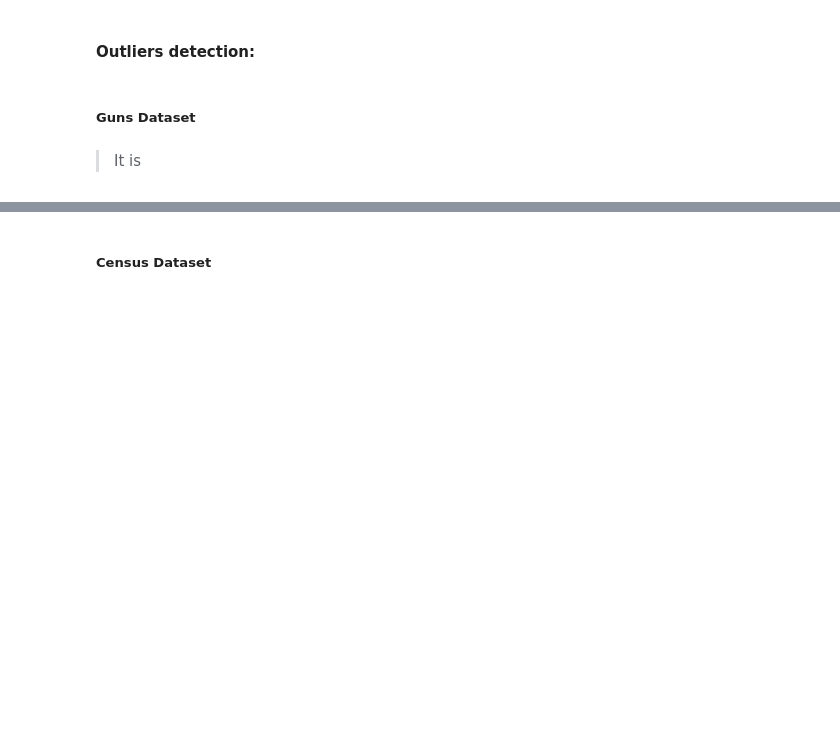
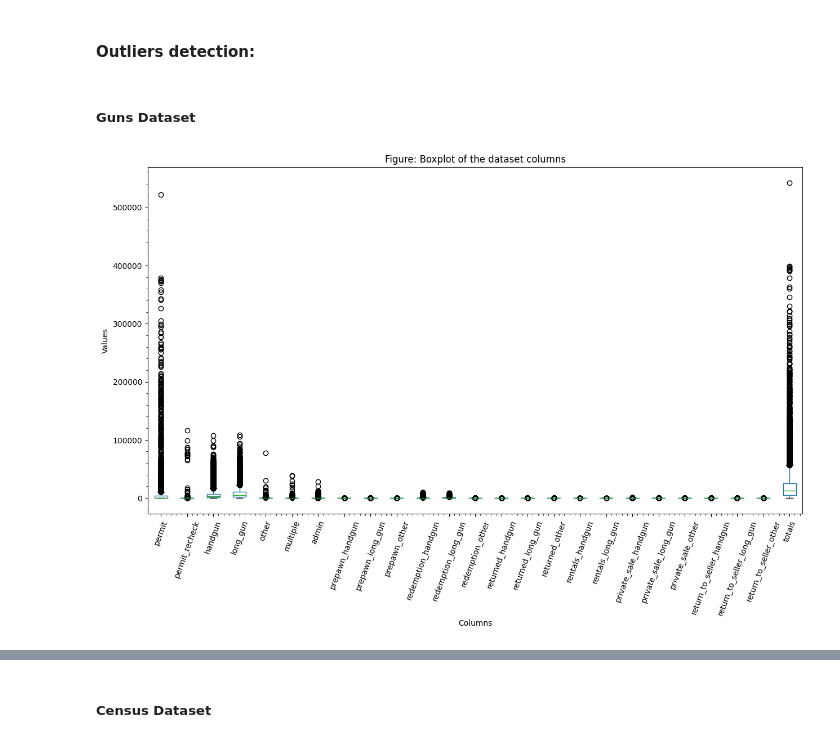
Before and after one commit to sondosaabed/NICS-firearm-background-checks-investigation, a Jupyter notebook: Investigatimg_Ncis_and_Census_data.ipynb, the cells around one changed output, grey strips where cells are left out. Saved outputs shown, nothing was run; the diff lists cells and outputs as text; code cells hidden in the pictures; blank space fills up the shorter version.

Commit message:
Detecting outliers and duplicates values in both datasets

```diff
--- a/Investigatimg_Ncis_and_Census_data.ipynb
+++ b/Investigatimg_Ncis_and_Census_data.ipynb
@@ -523,6 +535,37 @@ census_dataset.duplicated().sum()
 # %% [markdown]
 #### **Outliers detection:**
+# %%
+def visualize_outliers(df, col=False, col_name=None):
+    """
+    To visualize the outliers in a column, or for the whole dataset
+    Args:
+        df (pd.DataFrame): specific dataset that contains the cols
+        col(boolean): whether to check for column, or not
+        col (str): column name or key
+    Returns:
+        Nothing, prints a type error if it's not pandas.Dataframe
+    """
+    if isinstance(df, pd.DataFrame):
+        if col is True:
+            plt.figure(figsize=(12, 5))
+            df[col_name].plot(kind='box')
+            plt.title('Figure: Boxplot of column')
+        else:
+            plt.figure(figsize=(15, 8))
+            df.boxplot()
+            plt.title('Figure: Boxplot of the dataset columns')
+
+        plt.xlabel('Columns')
+        plt.ylabel('Values')
+        plt.grid(False)
+        plt.minorticks_on()
+        plt.tick_params(axis='x', rotation=70)
+        plt.show()
+    else:
+        print("TypeError: This is not a pandas DataFrame")
 # %% [markdown]
 ##### Guns Dataset
-# %% [markdown]
-> It is
+# %%
+visualize_outliers(guns_dataset)
+# %% [output]
+[figure, added]
```
Also changed, not shown: parts of 32 cells of this notebook.
